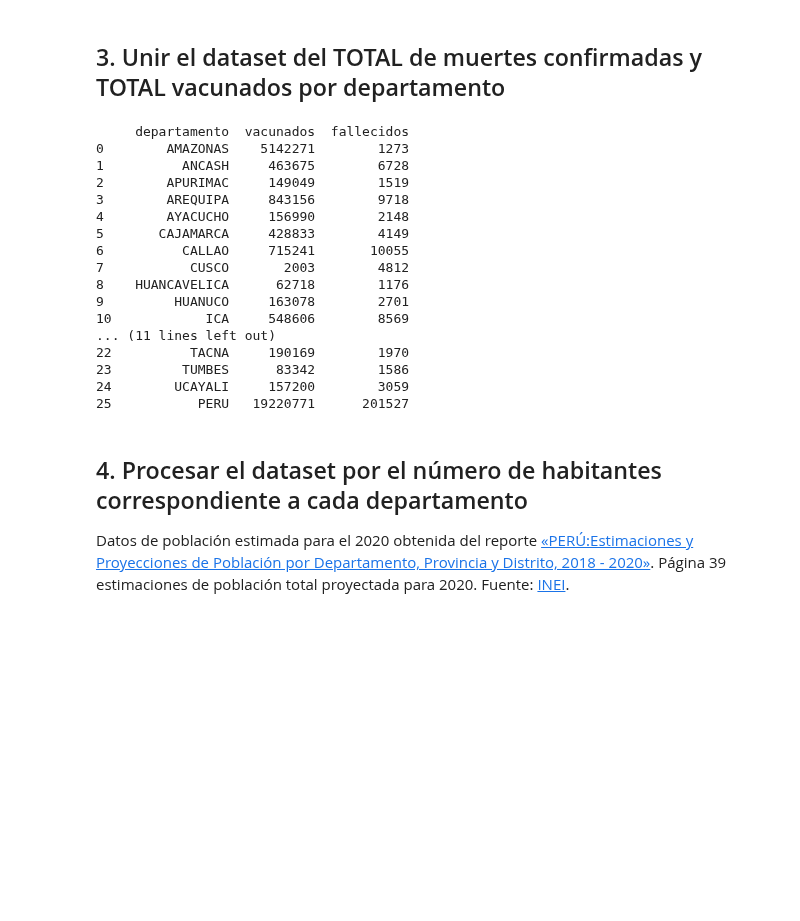
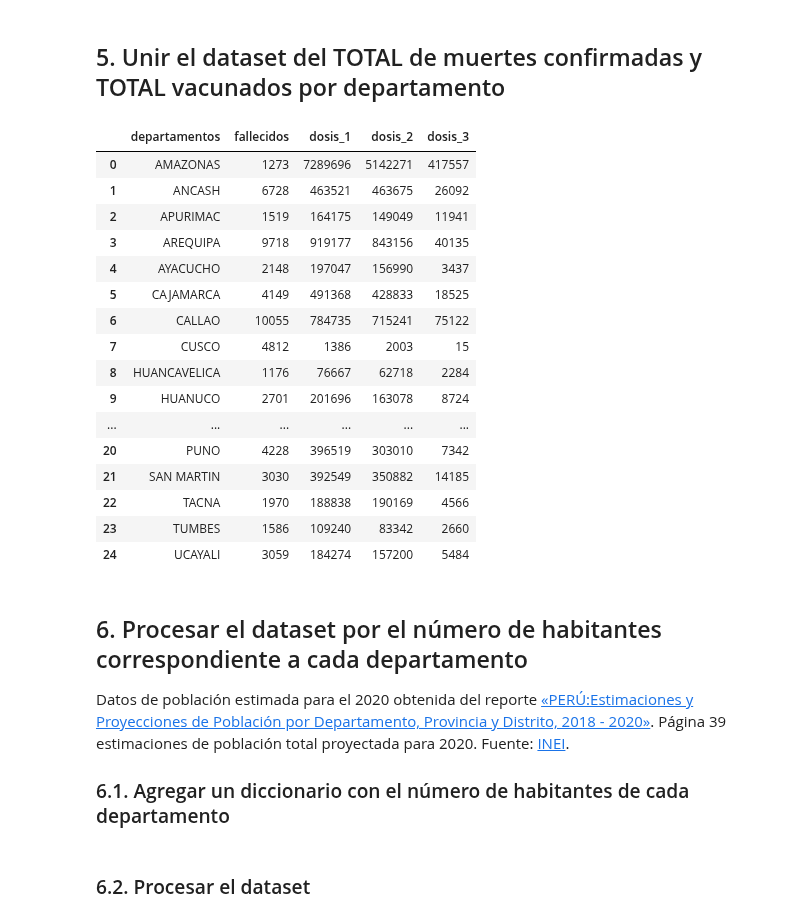
Before and after one commit to xxotto/covid19-Peru, a Jupyter notebook: DataFiltering_2.ipynb, the cells around one changed output. Cells and saved outputs as stored; diff of their text form; code cells hidden in the pictures; blank space fills up the shorter version.

```diff
--- a/DataFiltering_2.ipynb
+++ b/DataFiltering_2.ipynb
@@ -240,0 +42,3 @@ En este caso el dataset de **UBIGEO** y **CENTROS DE VACUNACIÓN**.
+# %%
+df_fal = df_fal.groupby('DEPARTAMENTO').count()
+df_fal
@@ -240,0 +78,11 @@ En este caso el dataset de **UBIGEO** y **CENTROS DE VACUNACIÓN**.
+# %%
+# Leemos solo la columna dosis del dataset de vacunados usando dask
+vac_col = ['id_persona', 'id_eess', 'dosis']
+df_vac = dd.read_csv(vac_url, sep = ",", usecols = vac_col,
+                     dtype = {'id_eess':'int32','dosis': 'int8'})
+
+# Déjamos solamente a personas con 3 o menos dosis
+df_vac = df_vac[df_vac['dosis'] <= 3]
+
+del vac_col
+df_vac.head(50)
@@ -308,33 +208,37 @@ PERU            19220771
 # %% [markdown]
-## 3. Unir el dataset del TOTAL de muertes confirmadas y TOTAL vacunados por departamento
+## 5. Unir el dataset del TOTAL de muertes confirmadas y TOTAL vacunados por departamento
 # %%
-vndxdep = pd.concat([ct_vacxdep, dep_deaths], axis=1)
-vndxdep.reset_index(level=0, inplace=True)
-vndxdep.rename(columns = {'index':'departamento'}, inplace = True)
+vacfal_dep = pd.concat([df_fal, df_vac], axis=1)
+
+vacfal_dep.reset_index(level=0, inplace=True)
+vacfal_dep.rename(columns = {'index':'departamentos', 1:'dosis_1', 2: 'dosis_2', 3:'dosis_3'}, inplace = True)
+
+del df_fal, df_vac
+vacfal_dep
+# %% [output]
+|  | departamentos | fallecidos | dosis_1 | dosis_2 | dosis_3 |
+| 0 | AMAZONAS | 1273 | 7289696 | 5142271 | 417557 |
+| 1 | ANCASH | 6728 | 463521 | 463675 | 26092 |
+| 2 | APURIMAC | 1519 | 164175 | 149049 | 11941 |
+| 3 | AREQUIPA | 9718 | 919177 | 843156 | 40135 |
+| 4 | AYACUCHO | 2148 | 197047 | 156990 | 3437 |
+| 5 | CAJAMARCA | 4149 | 491368 | 428833 | 18525 |
+| 6 | CALLAO | 10055 | 784735 | 715241 | 75122 |
+| 7 | CUSCO | 4812 | 1386 | 2003 | 15 |
+| 8 | HUANCAVELICA | 1176 | 76667 | 62718 | 2284 |
+| 9 | HUANUCO | 2701 | 201696 | 163078 | 8724 |
+| ... | ... | ... | ... | ... | ... |
+| 20 | PUNO | 4228 | 396519 | 303010 | 7342 |
+| 21 | SAN MARTIN | 3030 | 392549 | 350882 | 14185 |
+| 22 | TACNA | 1970 | 188838 | 190169 | 4566 |
+| 23 | TUMBES | 1586 | 109240 | 83342 | 2660 |
+| 24 | UCAYALI | 3059 | 184274 | 157200 | 5484 |
-# %%
-print(vndxdep)
-# %% [output]
-     departamento  vacunados  fallecidos
-0        AMAZONAS    5142271        1273
-1          ANCASH     463675        6728
-2        APURIMAC     149049        1519
-3        AREQUIPA     843156        9718
-4        AYACUCHO     156990        2148
-5       CAJAMARCA     428833        4149
-6          CALLAO     715241       10055
-7           CUSCO       2003        4812
-8    HUANCAVELICA      62718        1176
-9         HUANUCO     163078        2701
-10            ICA     548606        8569
-... (11 lines left out)
-22          TACNA     190169        1970
-23         TUMBES      83342        1586
-24        UCAYALI     157200        3059
-25           PERU   19220771      201527
 # %% [markdown]
-## 4. Procesar el dataset por el número de habitantes correspondiente a cada departamento
+## 6. Procesar el dataset por el número de habitantes correspondiente a cada departamento
 
 Datos de población estimada para el 2020 obtenida del reporte [«PERÚ:Estimaciones y Proyecciones de Población por Departamento, Provincia y Distrito, 2018 - 2020»](https://www.inei.gob.pe/media/MenuRecursivo/publicaciones_digitales/Est/Lib1715/Libro.pdf). Página 39 estimaciones de población total proyectada para 2020. Fuente: [INEI](https://www.inei.gob.pe/).
+
+### 6.1. Agregar un diccionario con el número de habitantes de cada departamento
 # %%
 dic_dep = {
     "AMAZONAS"	:	426806,
@@ -364,4 +268,6 @@ dic_dep = {
     "UCAYALI"	:	589110,
     "PERU"  	:	32625948,
 }
+# %% [markdown]
+### 6.2. Procesar el dataset
 # %%
```
Also changed, not shown: parts of 67 cells of this notebook, 6 other files.
